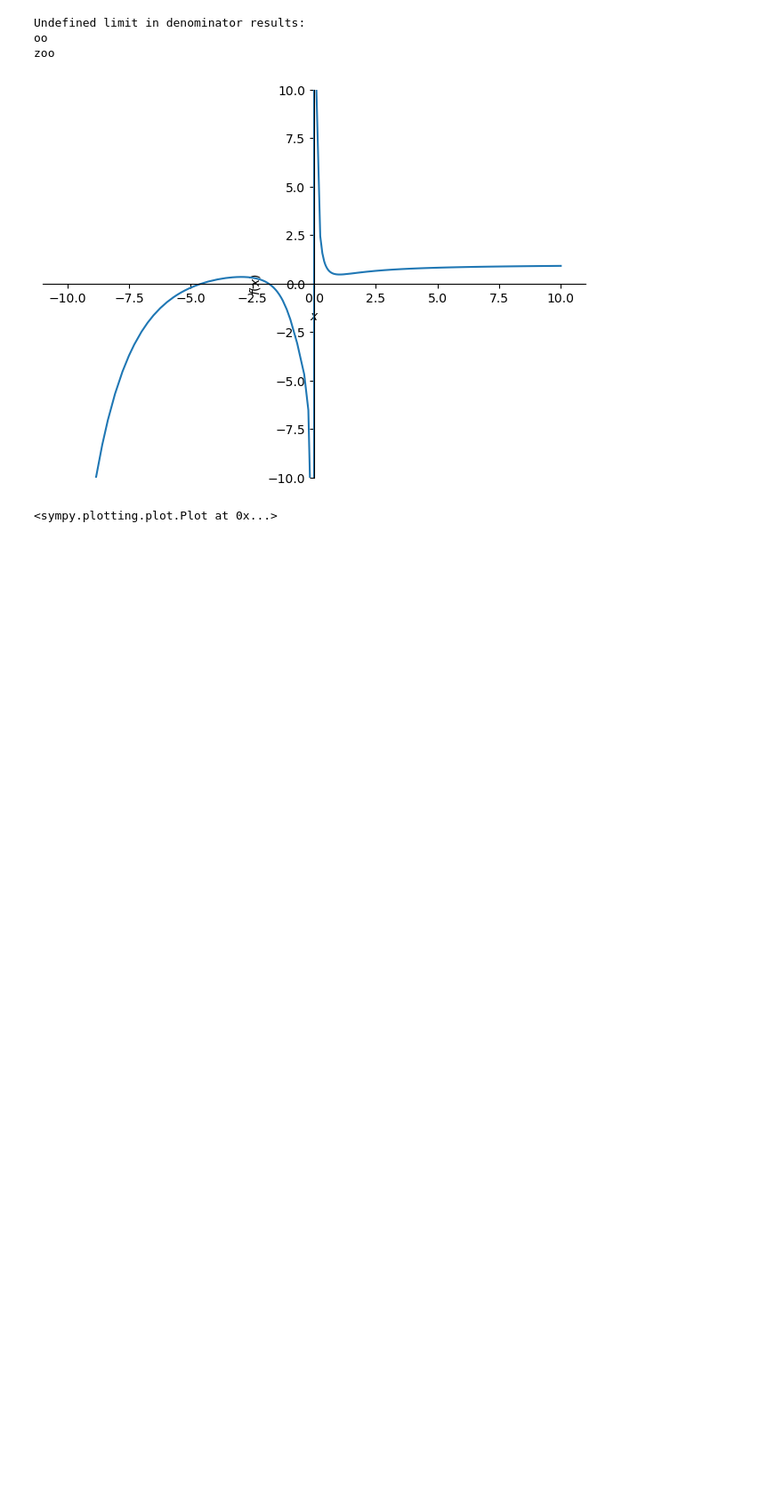
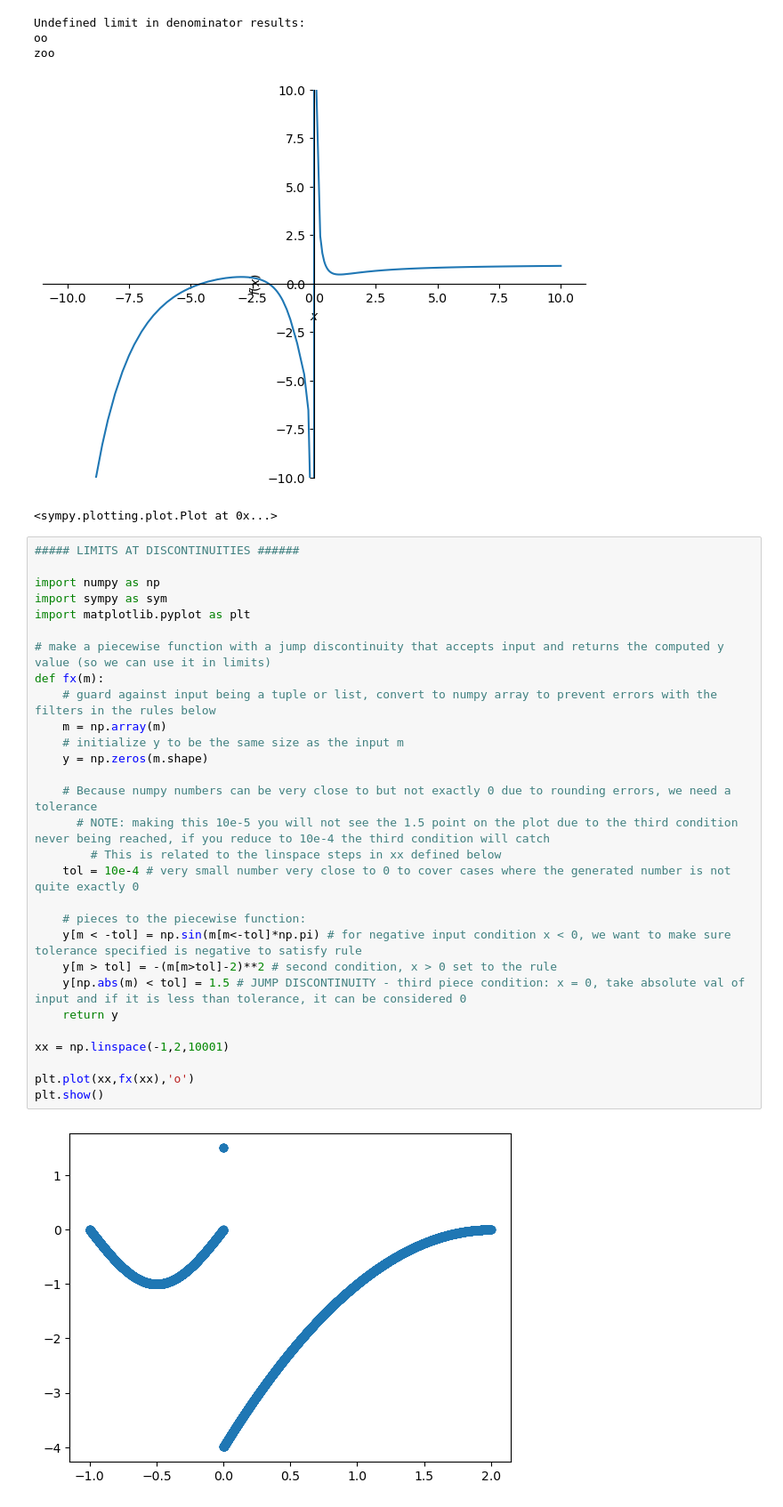
Before and after one commit to BrentGrammer/PROGNOTES, a Jupyter notebook: Calculus/limits.ipynb, the cells around one changed output. Shown at 89% size. Cells and saved outputs as stored; diff of their text form; blank space fills up the shorter version.

Commit message:
limits

```diff
--- a/Calculus/limits.ipynb
+++ b/Calculus/limits.ipynb
@@ -280,3 +280,34 @@ oo
 zoo
 [figure]
 <sympy.plotting.plot.Plot at 0x...>
+# %%
+##### LIMITS AT DISCONTINUITIES ######
+
+import numpy as np
+import sympy as sym
+import matplotlib.pyplot as plt
+
+# make a piecewise function with a jump discontinuity that accepts input and returns the computed y value (so we can use it in limits)
+def fx(m):
+    # guard against input being a tuple or list, convert to numpy array to prevent errors with the filters in the rules below
+    m = np.array(m)
+    # initialize y to be the same size as the input m
+    y = np.zeros(m.shape)
+
+    # Because numpy numbers can be very close to but not exactly 0 due to rounding errors, we need a tolerance
+      # NOTE: making this 10e-5 you will not see the 1.5 point on the plot due to the third condition never being reached, if you reduce to 10e-4 the third condition will catch
+        # This is related to the linspace steps in xx defined below
+    tol = 10e-4 # very small number very close to 0 to cover cases where the generated number is not quite exactly 0
+
+    # pieces to the piecewise function:
+    y[m < -tol] = np.sin(m[m<-tol]*np.pi) # for negative input condition x < 0, we want to make sure tolerance specified is negative to satisfy rule
+    y[m > tol] = -(m[m>tol]-2)**2 # second condition, x > 0 set to the rule
+    y[np.abs(m) < tol] = 1.5 # JUMP DISCONTINUITY - third piece condition: x = 0, take absolute val of input and if it is less than tolerance, it can be considered 0
+    return y
+
+xx = np.linspace(-1,2,10001)
+
+plt.plot(xx,fx(xx),'o')
+plt.show()
+# %% [output]
+[figure, added]
```
Also changed, not shown: parts of 5 cells of this notebook, 5 other files.
